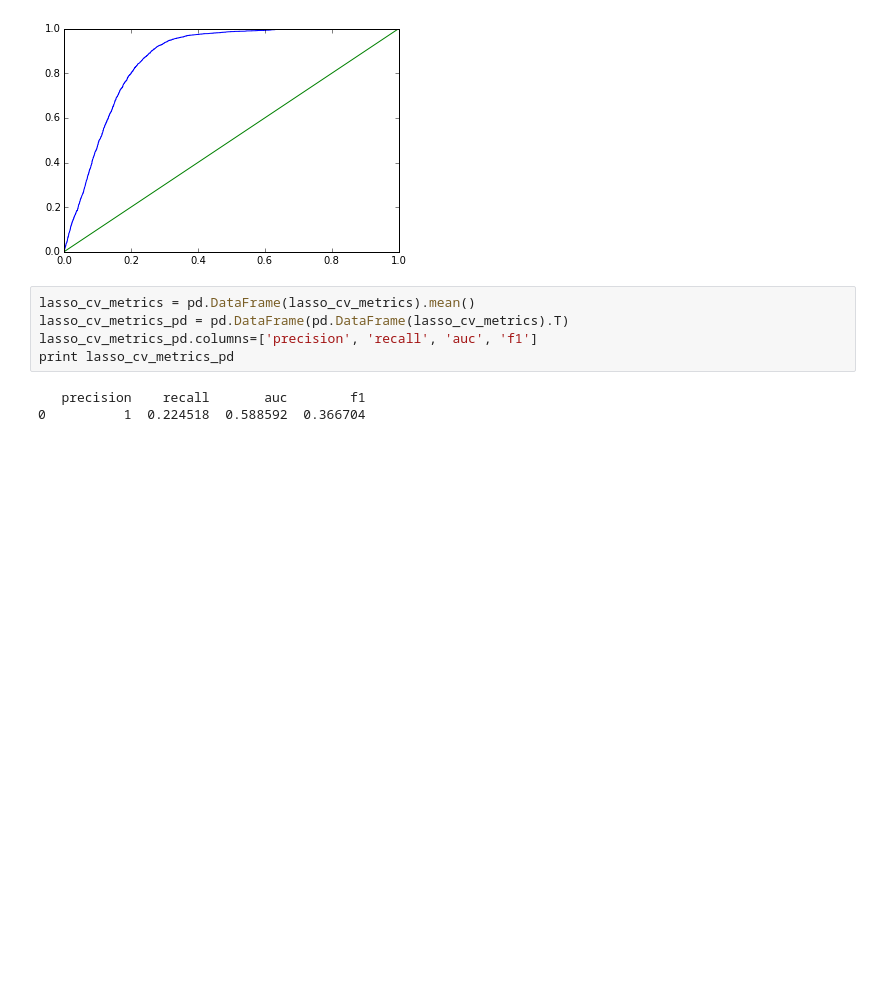
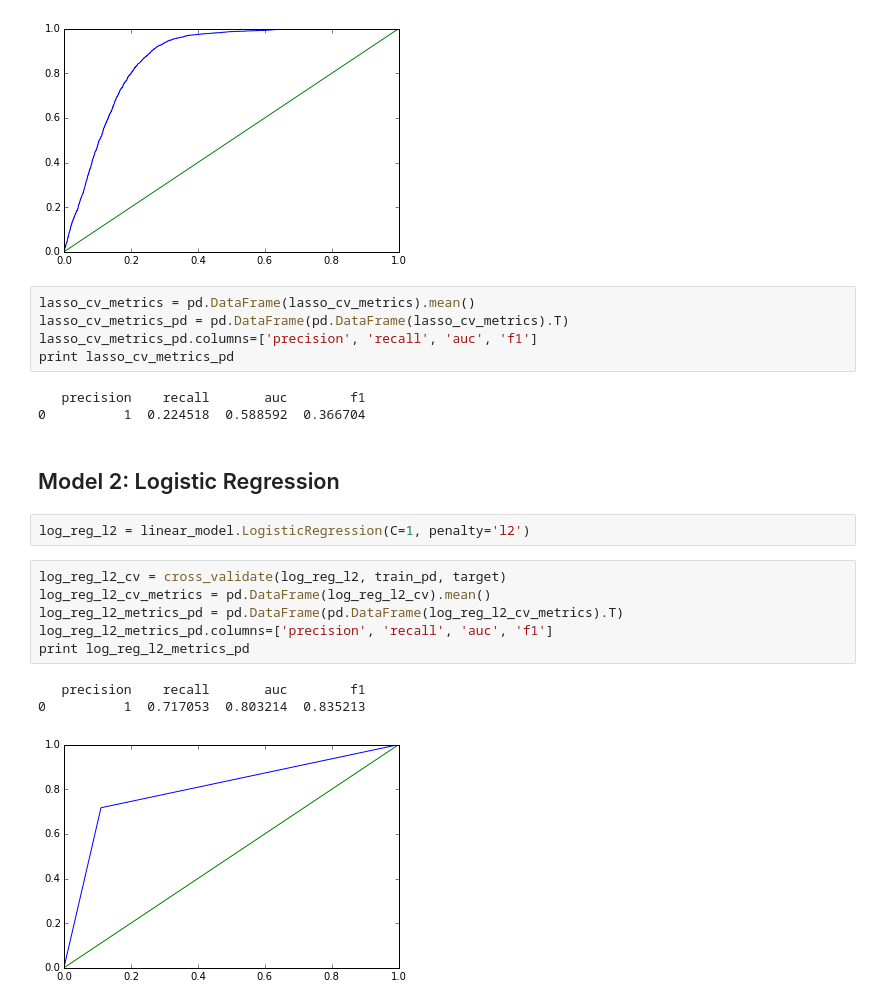
Before and after one commit to raghothams/bangpypers-intro-to-ml, a Jupyter notebook: Bangpypers-June-2015.ipynb, the cells around one changed output. Drawn from its saved outputs; the diff is of its cells as text; blank space fills up the shorter version.

Commit message:
logistic regression

```diff
--- a/Bangpypers-June-2015.ipynb
+++ b/Bangpypers-June-2015.ipynb
@@ -609,3 +609,17 @@ print lasso_cv_metrics_pd
 # %% [output]
    precision    recall       auc        f1
 0          1  0.224518  0.588592  0.366704
+# %% [markdown]
+## Model 2: Logistic Regression
+# %%
+log_reg_l2 = linear_model.LogisticRegression(C=1, penalty='l2')
+# %%
+log_reg_l2_cv = cross_validate(log_reg_l2, train_pd, target)
+log_reg_l2_cv_metrics = pd.DataFrame(log_reg_l2_cv).mean()
+log_reg_l2_metrics_pd = pd.DataFrame(pd.DataFrame(log_reg_l2_cv_metrics).T)
+log_reg_l2_metrics_pd.columns=['precision', 'recall', 'auc', 'f1']
+print log_reg_l2_metrics_pd
+# %% [output]
+   precision    recall       auc        f1
+0          1  0.717053  0.803214  0.835213
+[figure, added]
```
Also changed, not shown: parts of 2 cells of this notebook.
